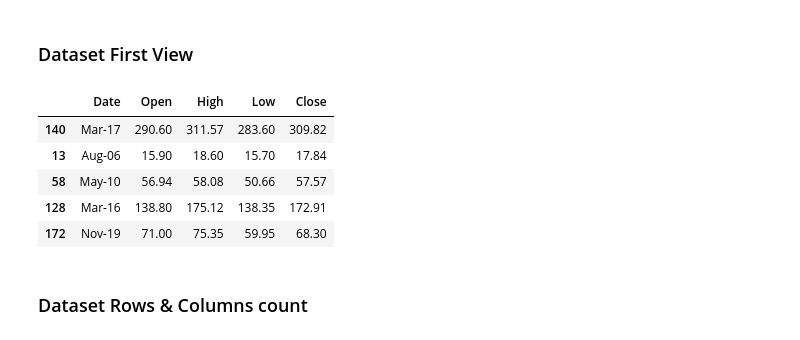
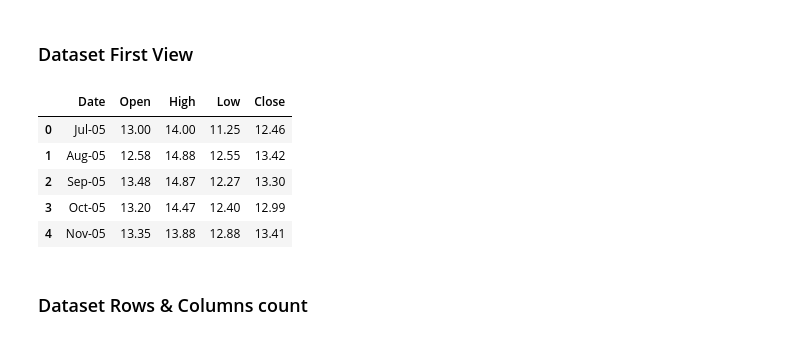
Before and after one commit to Devyani273/Regression---Yes-Bank-Stock-Closing-Price-Prediction, a Jupyter notebook: Yes_Bank_Stock_Closing_Price_Prediction.ipynb, the cells around one changed output. Drawn from its saved outputs; the diff is of its cells as text; code cells hidden in the pictures.

```diff
--- a/Yes_Bank_Stock_Closing_Price_Prediction.ipynb
+++ b/Yes_Bank_Stock_Closing_Price_Prediction.ipynb
@@ -113,14 +113,14 @@ df = pd.read_csv(file_path)
 ### Dataset First View
 # %%
 # Dataset First Look
-df.sample(5)
+df.head(5)
 # %% [output]
 |  | Date | Open | High | Low | Close |
-| 140 | Mar-17 | 290.60 | 311.57 | 283.60 | 309.82 |
-| 13 | Aug-06 | 15.90 | 18.60 | 15.70 | 17.84 |
-| 58 | May-10 | 56.94 | 58.08 | 50.66 | 57.57 |
-| 128 | Mar-16 | 138.80 | 175.12 | 138.35 | 172.91 |
-| 172 | Nov-19 | 71.00 | 75.35 | 59.95 | 68.30 |
+| 0 | Jul-05 | 13.00 | 14.00 | 11.25 | 12.46 |
+| 1 | Aug-05 | 12.58 | 14.88 | 12.55 | 13.42 |
+| 2 | Sep-05 | 13.48 | 14.87 | 12.27 | 13.30 |
+| 3 | Oct-05 | 13.20 | 14.47 | 12.40 | 12.99 |
+| 4 | Nov-05 | 13.35 | 13.88 | 12.88 | 13.41 |
 # %% [markdown]
 ### Dataset Rows & Columns count
 # %%
```
Also changed, not shown: parts of 27 cells of this notebook.
